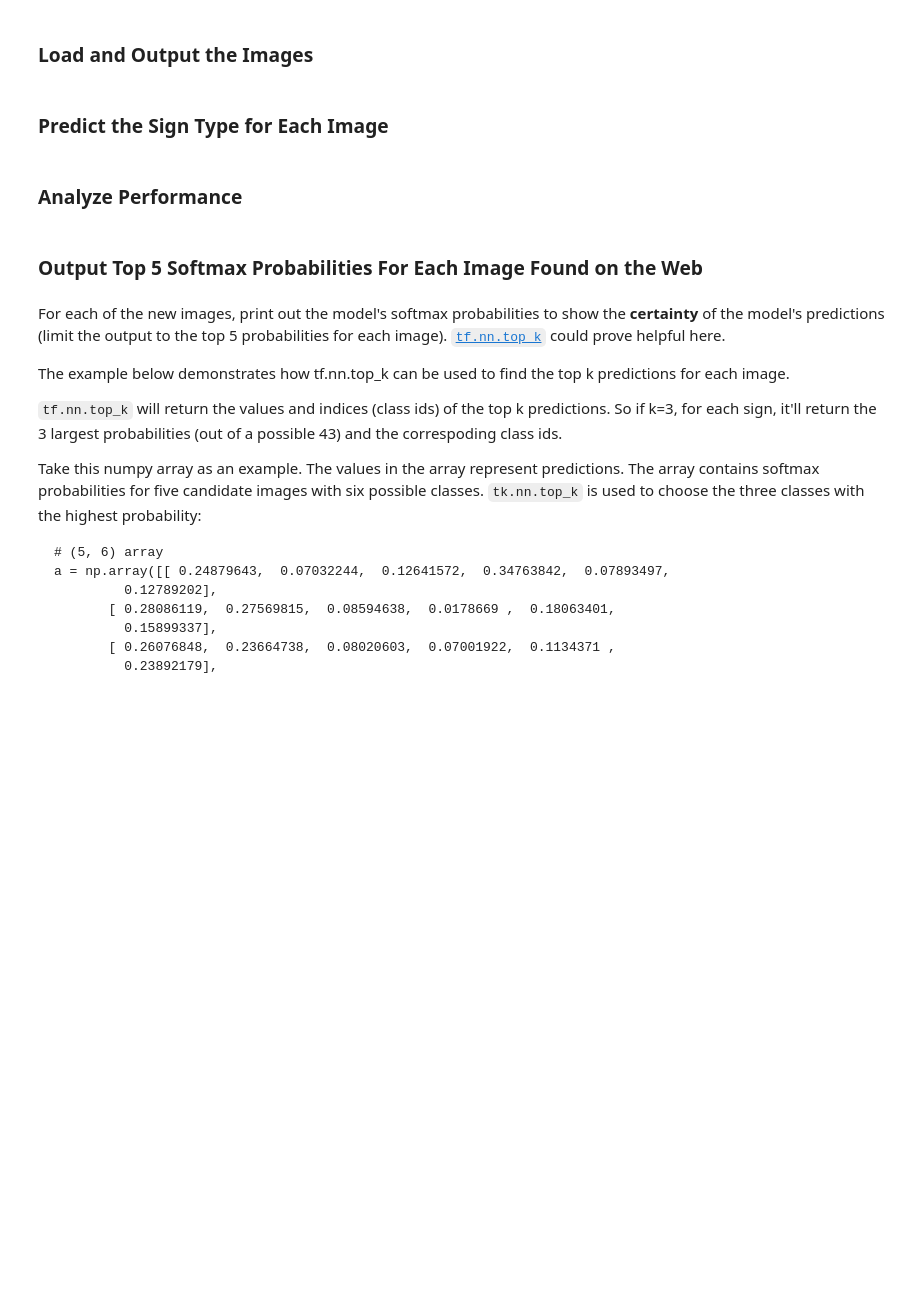
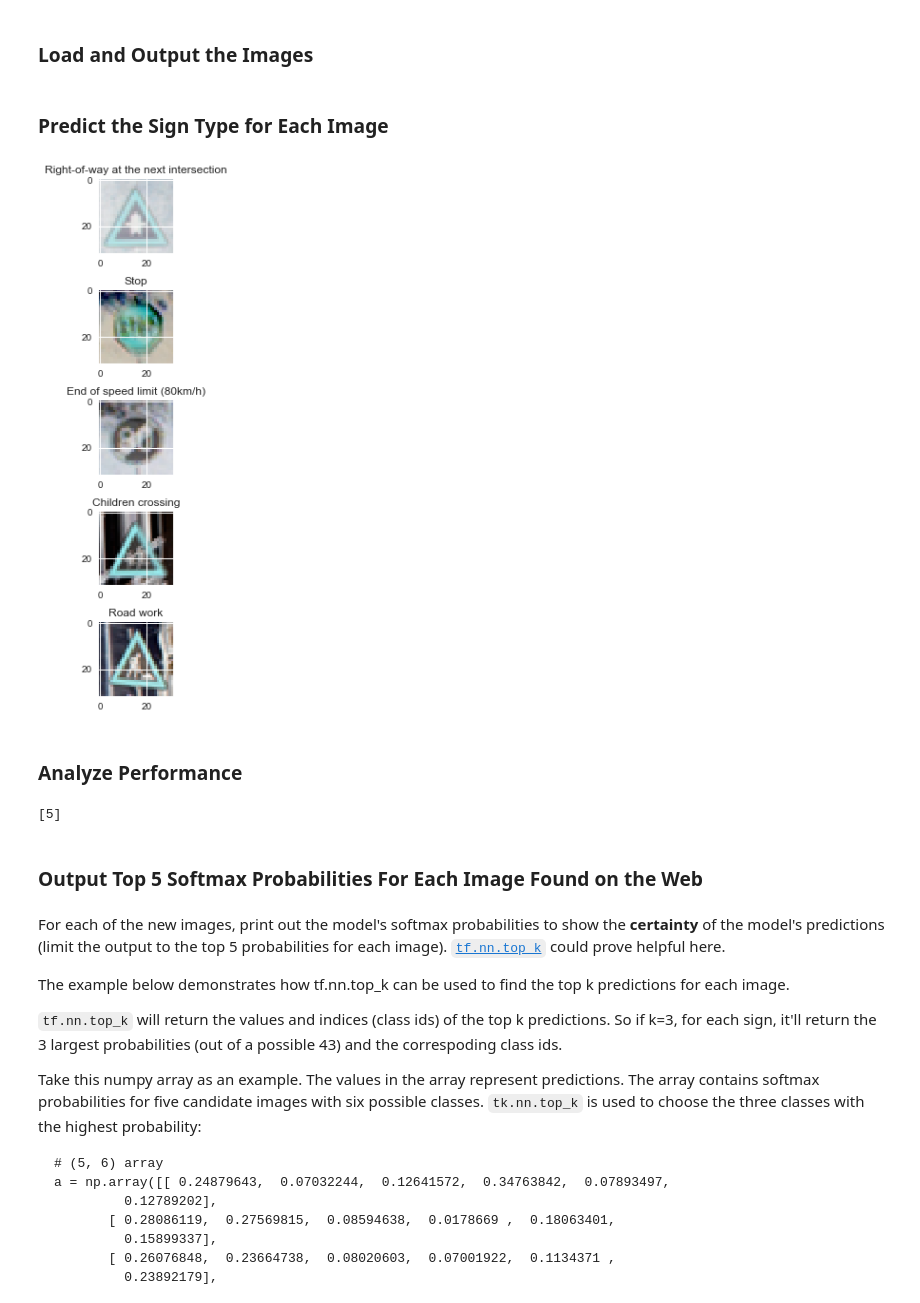
Before and after one commit to mydagobah/simple-traffic-sign-classifier, a Jupyter notebook: Traffic_Sign_Classifier.ipynb, the cells around one changed output. Cells and saved outputs as stored; diff of their text form; code cells hidden in the pictures; blank space fills up the shorter version.

```diff
--- a/Traffic_Sign_Classifier.ipynb
+++ b/Traffic_Sign_Classifier.ipynb
@@ -353,7 +423,7 @@ def evaluate(X_data, y_data):
     sess = tf.get_default_session()
     for offset in range(0, num_examples, BATCH_SIZE):
         batch_x, batch_y = X_data[offset:offset+BATCH_SIZE], y_data[offset:offset+BATCH_SIZE]
-        accuracy = sess.run(accuracy_operation, feed_dict={x: batch_x, y: batch_y})
+        accuracy = sess.run(accuracy_operation, feed_dict={x: batch_x, y: batch_y, keep_prob: 1})
         total_accuracy += (accuracy * len(batch_x))
     return total_accuracy / num_examples
 # %% [markdown]
@@ -373,7 +443,7 @@ with tf.Session() as sess:
         for offset in range(0, num_examples, BATCH_SIZE):
             end = offset + BATCH_SIZE
             batch_x, batch_y = X_train[offset:end], y_train[offset:end]
-            sess.run(training_operation, feed_dict={x: batch_x, y: batch_y})
+            sess.run(training_operation, feed_dict={x: batch_x, y: batch_y, keep_prob: KEEP_PROD})
 
         validation_accuracy = evaluate(X_valid, y_valid)
         print("EPOCH {} ...".format(i+1))
@@ -410,11 +500,59 @@ You may find `signnames.csv` useful as it contains mappings from the class id (i
 ### Run the predictions here and use the model to output the prediction for each image.
 ### Make sure to pre-process the images with the same pre-processing pipeline used earlier.
 ### Feel free to use as many code cells as needed.
+def predict(image):
+    '''
+    predict single image
+    input: normalized image in format (32, 32, 3)
+    output: the index of the class
+    '''
+    image_reshaped = image.reshape(1, 32, 32, 3)
+
+    with tf.Session() as sess:
+        saver.restore(sess, tf.train.latest_checkpoint('.'))
+
+        pred, = sess.run(prediction, feed_dict={x: image_reshaped, keep_prob: 1})
+        return pred
+# %%
+def predict_image(image):
+    #plot_image(image)
+
+    normalized_image = normalize(image)
+    predicted_class = predict(normalized_image)
+    predicted_description = signnames[predicted_class]
+    return predicted_description
+    #print ("predicted class: {} ({})".format(predicted_class, predicted_description))
+# %%
+def get_test_image(id):
+    image = Image.open(data_path + "/test_images/" + str(id) + ".ppm")
+    image = image.resize([32, 32], Image.ANTIALIAS)
+    test_image = np.array(image, dtype=np.float32)
+    return test_image
+
+# images are downloaded and saved under /test_images
+fig = plt.figure(figsize=(10, 10))
+fig.subplots_adjust(hspace=.5)
+for i in range(5):
+    test_image = get_test_image(i+1)
+    description = predict_image(test_image)
+    f = fig.add_subplot(5, 1, i + 1)
+    f.set_title(description)
+    plt.imshow(test_image)
+# %% [output]
+[figure, added]
 # %% [markdown]
 ### Analyze Performance
 # %%
 ### Calculate the accuracy for these 5 new images.
 ### For example, if the model predicted 1 out of 5 signs correctly, it's 20% accurate on these new images.
+# %%
+with tf.Session() as sess:
+    pr = tf.placeholder(tf.float32)
+    pmax = tf.argmax(pr, 1)
+    output = sess.run(pmax, feed_dict={pr: p})
+    print(output)
+# %% [output]
+[5]
 # %% [markdown]
 ### Output Top 5 Softmax Probabilities For Each Image Found on the Web
 # %% [markdown]
```
Also changed, not shown: parts of 21 cells of this notebook.
